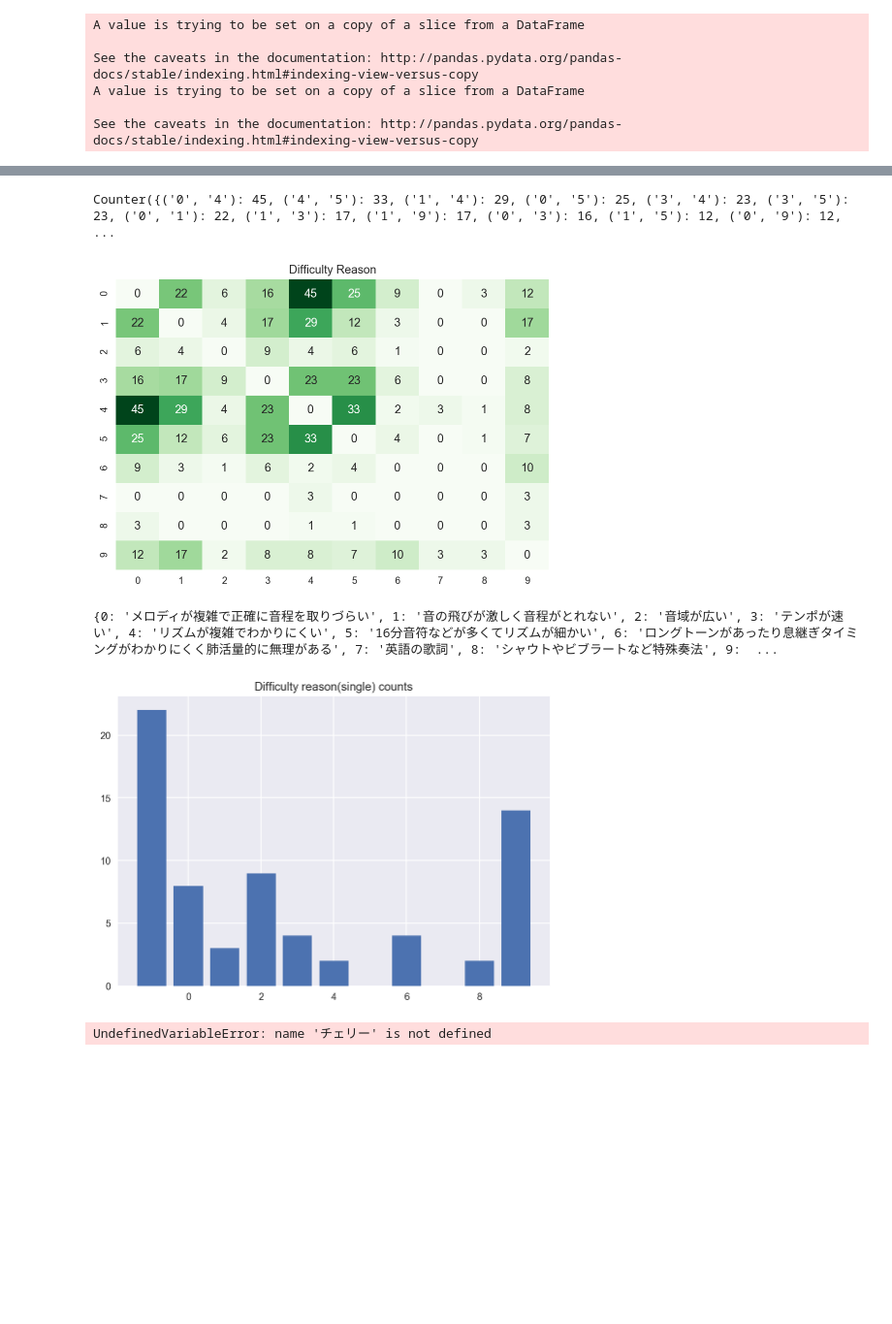
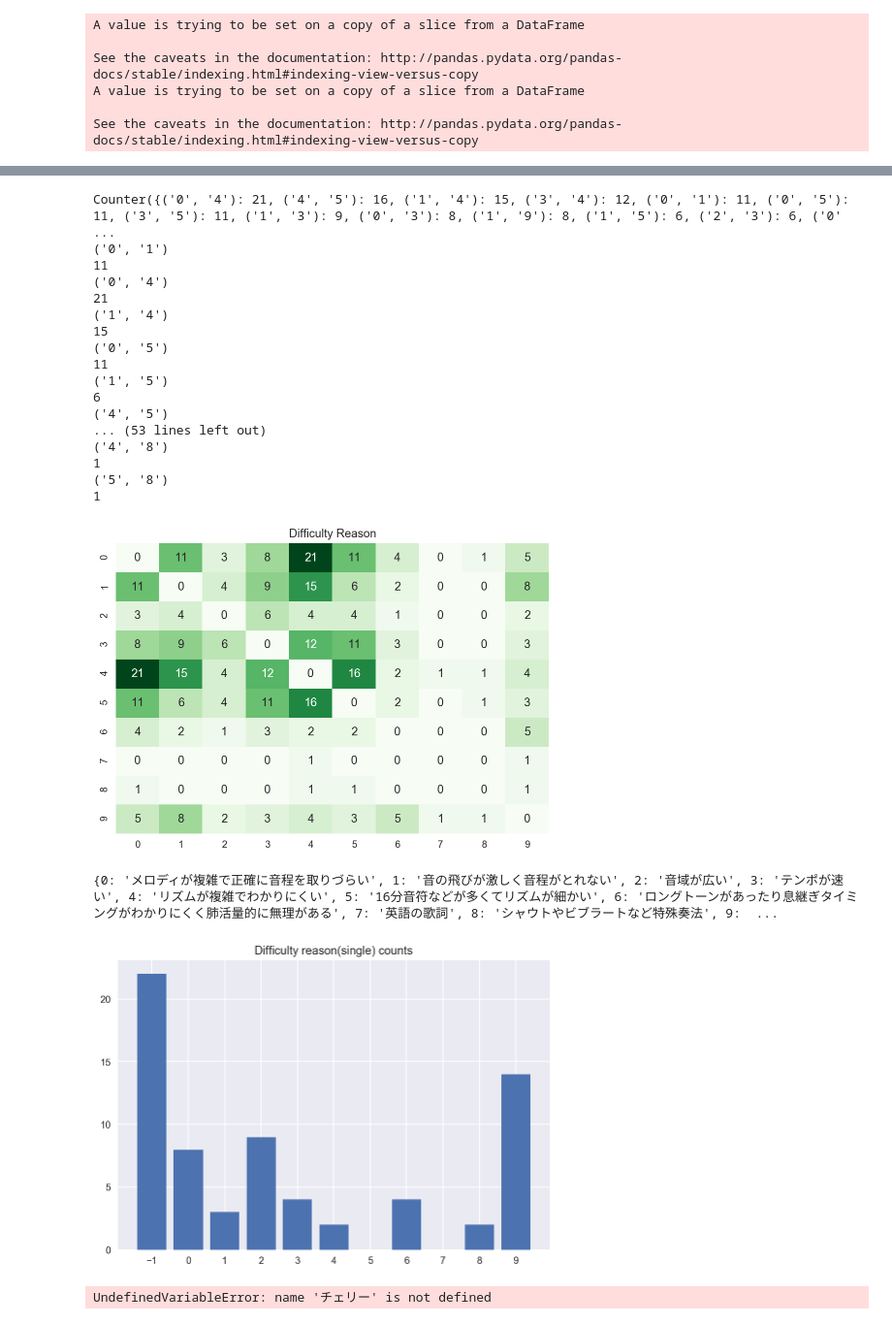
Before and after one commit to LifeEshiniki/sotsuken, a Jupyter notebook: section_analysis_1002.ipynb, the cells around one changed output, grey strips where cells are left out. Shown at 97% size. Drawn from its saved outputs; the diff is of its cells as text; code cells hidden in the pictures; blank space fills up the shorter version.

```diff
--- a/section_analysis_1002.ipynb
+++ b/section_analysis_1002.ipynb
@@ -771,7 +771,7 @@ tantai = []
 dif = [[0 for i in range (10)] for j in range(10)]
 reason_section = []
 #print(dif)
-cf = {}
+cf = Counter()
 multi_reason = 0
 for data in df["amero_reason"]:
     a.append(data.split(","))
@@ -795,7 +795,7 @@ for num,reasons in enumerate(a):
 #print("all of riyuu:{}".format(cf))
 cf_A = cf
 reason_section.append(cf_A)
-
+cf = Counter()
 for data in df['bmero_reason']:
     b.append(data.split(","))
     #print(a)
@@ -817,7 +817,7 @@ for num,reasons in enumerate(b):
 #print("all of riyuu:{}".format(cf))
 cf_B = cf
 reason_section.append(cf_B)
-
+cf = Counter()
 for data in df['sabi_reason']:
     s.append(data.split(","))
     #print(a)
@@ -831,37 +831,56 @@ for num,reasons in enumerate(s):
         #print("lis : {}".format(lis))
         if multi_reason == 0:
             cf = Counter(lis)
             #print("tyoyo{}".format(cf))
         else:
             c = Counter(lis)
             cf = c + cf
         multi_reason +=1
 #print("all of riyuu:{}".format(cf))
 cf_S = cf
 reason_section.append(cf_S)
 
 cf_all = cf_A + cf_B + cf_S
 print(cf_all)
 
 for riyuu in cf_all:
+    print(riyuu)
+    print(cf_all[riyuu])
     dif[int(riyuu[0])][int(riyuu[1])] += cf_all[riyuu]
     dif[int(riyuu[1])][int(riyuu[0])] += cf_all[riyuu]
 sns.set()
 sns.heatmap(dif,annot= True,cbar=False,cmap="Greens")
 plt.title("Difficulty Reason")
 plt.show()
 tc = Counter(tantai)
 left = tc.keys()
 #left = list(map(str,sorted(tc.keys())))
 height = tc.values()
 plt.title("Difficulty reason(single) counts")
 plt.bar(left,height)
+plt.xticks(np.array(range(-1,10)))
 print(difficulty_num)
 # %% [output]
-Counter({('0', '4'): 45, ('4', '5'): 33, ('1', '4'): 29, ('0', '5'): 25, ('3', '4'): 23, ('3', '5'): 23, ('0', '1'): 22, ('1', '3'): 17, ('1', '9'): 17, ('0', '3'): 16, ('1', '5'): 12, ('0', '9'): 12, ...
+Counter({('0', '4'): 21, ('4', '5'): 16, ('1', '4'): 15, ('3', '4'): 12, ('0', '1'): 11, ('0', '5'): 11, ('3', '5'): 11, ('1', '3'): 9, ('0', '3'): 8, ('1', '9'): 8, ('1', '5'): 6, ('2', '3'): 6, ('0' ...
+('0', '1')
+11
+('0', '4')
+21
+('1', '4')
+15
+('0', '5')
+11
+('1', '5')
+6
+('4', '5')
+... (53 lines left out)
+('4', '8')
+1
+('5', '8')
+1
-[figure, old version]
+[figure, new version]
 {0: 'メロディが複雑で正確に音程を取りづらい', 1: '音の飛びが激しく音程がとれない', 2: '音域が広い', 3: 'テンポが速い', 4: 'リズムが複雑でわかりにくい', 5: '16分音符などが多くてリズムが細かい', 6: 'ロングトーンがあったり息継ぎタイミングがわかりにくく肺活量的に無理がある', 7: '英語の歌詞', 8: 'シャウトやビブラートなど特殊奏法', 9:  ...
-[figure, old version]
+[figure, new version]
 # %%
 df.to_csv("yobijikken_cleaned.csv",encoding="utf-8")
 # %%
```
Also changed, not shown: 1 other file.
